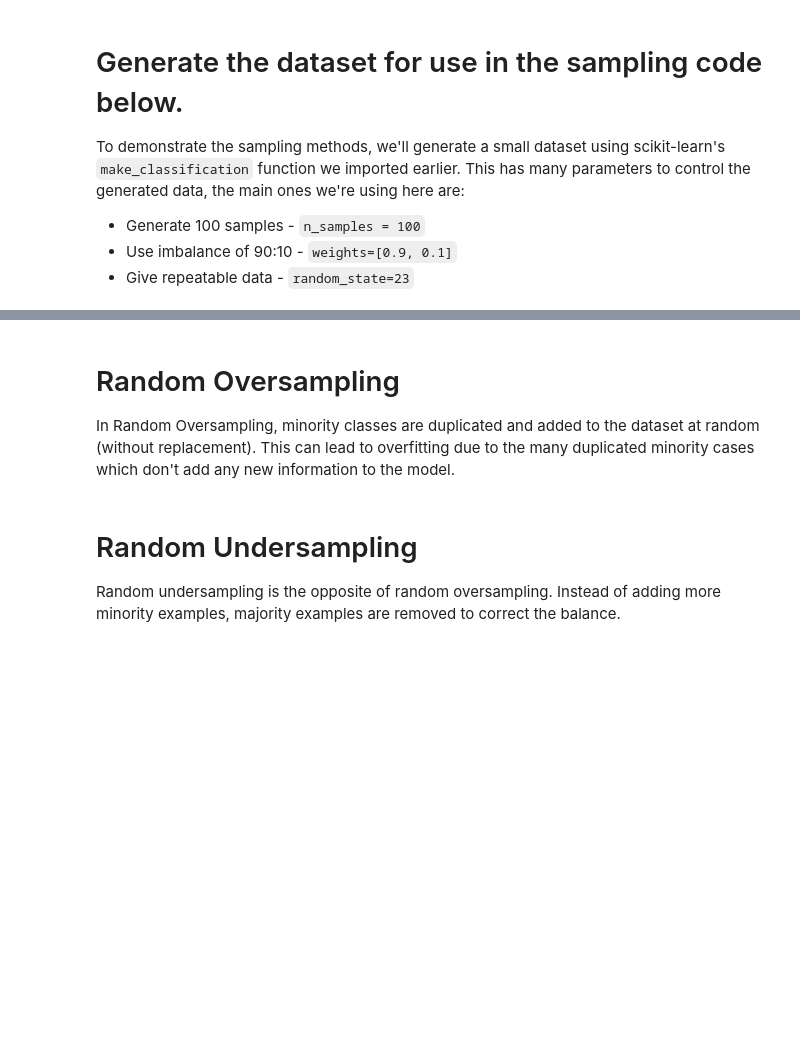
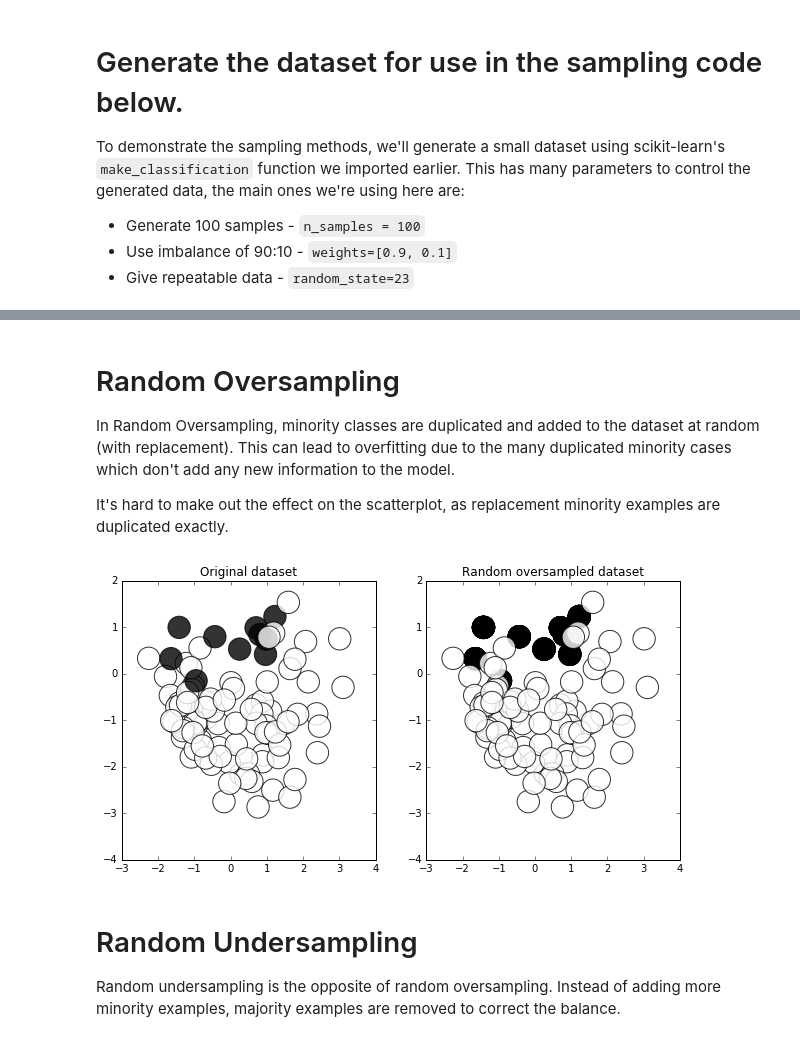
Before and after one commit to timgasser/acm_imbalanced_learning, a Jupyter notebook: acm_imbalance_sampling.ipynb, the cells around one changed output, grey strips where cells are left out. Cells and saved outputs as stored; diff of their text form; code cells hidden in the pictures; blank space fills up the shorter version.

Commit message:
Added random under and over sampling
* SMOTE also added, need to select from min class for both
  interpolation endpoints.

```diff
--- a/acm_imbalance_sampling.ipynb
+++ b/acm_imbalance_sampling.ipynb
@@ -66,7 +66,28 @@ comp_scatter(x, y, 'Original dataset')
 # %% [markdown]
 # Random Oversampling
 
-In Random Oversampling, minority classes are duplicated and added to the dataset at random (without replacement). This can lead to overfitting due to the many duplicated minority cases which don't add any new information to the model.
+In Random Oversampling, minority classes are duplicated and added to the dataset at random (with replacement). This can lead to overfitting due to the many duplicated minority cases which don't add any new information to the model.
+
+It's hard to make out the effect on the scatterplot, as replacement minority examples are duplicated exactly.
+# %%
+# Create a random sample with balanced examples
+x_min = x[y == 1]
+x_maj = x[y == 0]
+num_min = x_min.shape[0]
+num_maj = x_maj.shape[0]
+x_min_oversamp = x_min
+
+while (x_maj.shape[0] > x_min_oversamp.shape[0]):
+    x_min_idx = np.random.randint(num_min, size=num_min)
+    x_min_oversamp = np.vstack((x_min_oversamp, x_min[x_min_idx]))
+
+x_oversamp = np.vstack((x_min_oversamp, x_maj))
+y_oversamp = np.vstack(np.array(([1] * num_maj) + ([0] * num_maj)))
+
+comp_scatter(x, y, 'Original dataset',
+             x_oversamp, y_oversamp, 'Random oversampled dataset')
+# %% [output]
+[figure, added]
 # %% [markdown]
 # Random Undersampling
 
```
Also changed, not shown: parts of 9 cells of this notebook.
